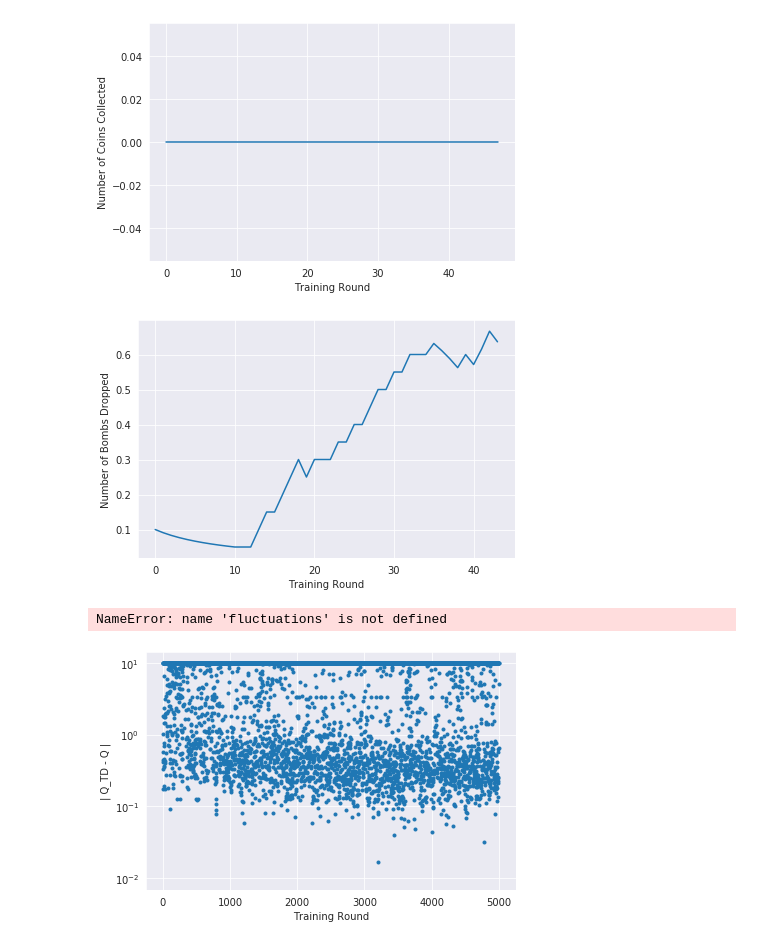
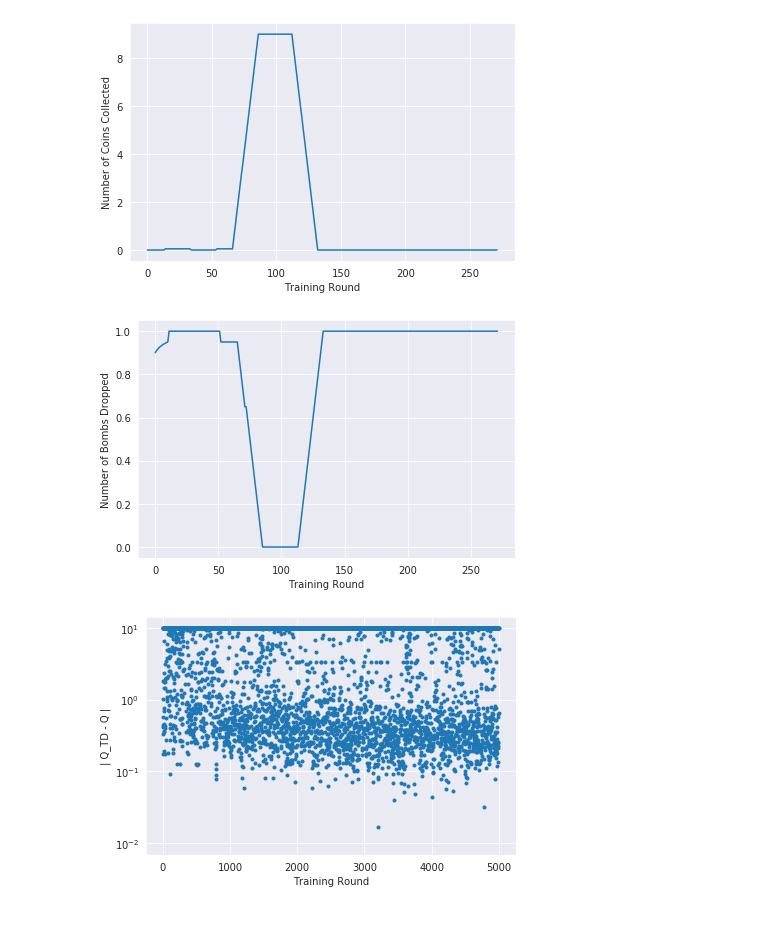
Before and after one commit to dibstan/bomberman_rl, a Jupyter notebook: tryout.ipynb, the cells around one changed output. Saved outputs shown, nothing was run; the diff lists cells and outputs as text; code cells hidden in the pictures.

```diff
--- a/tryout.ipynb
+++ b/tryout.ipynb
@@ -15,19 +15,19 @@ def running_mean(array, n):
         running_mean.append(np.mean(array[min:max]))
     return running_mean
 # %%
-with open("agent_code/kampfente_stochastic_benchmarks/coins.pt", "rb") as file:
+with open("agent_code/kampfente_stochastic_benchmarks/benchmarks/coins.pt", "rb") as file:
             coins = pickle.load(file)
             coins_running_mean = running_mean(coins, 10)
-with open("agent_code/kampfente_stochastic_benchmarks/bombs.pt", "rb") as file:
+with open("agent_code/kampfente_stochastic_benchmarks/benchmarks/bombs.pt", "rb") as file:
             bombs = pickle.load(file)
             bombs_running_mean = running_mean(bombs, 10)
-with open("agent_code/kampfente_stochastic_benchmarks/deaths.pt", "rb") as file:
+with open("agent_code/kampfente_stochastic_benchmarks/benchmarks/deaths.pt", "rb") as file:
             deaths = pickle.load(file)
             deaths_running_mean = running_mean(deaths, 10)
-with open("agent_code/kampfente_stochastic_benchmarks/kills.pt", "rb") as file:
+with open("agent_code/kampfente_stochastic_benchmarks/benchmarks/kills.pt", "rb") as file:
             kills = pickle.load(file)
             kills_running_mean = running_mean(kills, 10)
-with open("agent_code/kampfente_stochastic_benchmarks/crates_destroyed.pt", "rb") as file:
+with open("agent_code/kampfente_stochastic_benchmarks/benchmarks/crates_destroyed.pt", "rb") as file:
             crates_destroyed = pickle.load(file)
             crates_destroyed_running_mean = running_mean(crates_destroyed, 10)
 # %%
@@ -38,19 +38,15 @@ with sns.axes_style('darkgrid'):
     plt.tight_layout()
     #plt.hlines(np.mean(coins), xmin = 0, xmax = len(coins))
 # %% [output]
-[figure, old version]
+[figure, new version]
 # %%
 with sns.axes_style('darkgrid'):
-    plt.plot(np.arange(len(bombs[:])),bombs_running_mean[:])
+    plt.plot(np.arange(len(deaths[:])),deaths_running_mean[:])
     plt.xlabel('Training Round')
     plt.ylabel('Number of Bombs Dropped')
     plt.tight_layout()
 # %% [output]
-[figure, old version]
+[figure, new version]
-# %%
-fluctuations_old = np.copy(fluctuations)
-# %% [output]
-NameError: name 'fluctuations' is not defined
 # %%
 with sns.axes_style('darkgrid'):
     plt.scatter(np.arange(len(fluctuations_old[:])),fluctuations_old[:],marker='.')
```
Also changed, not shown: 9 other files.
